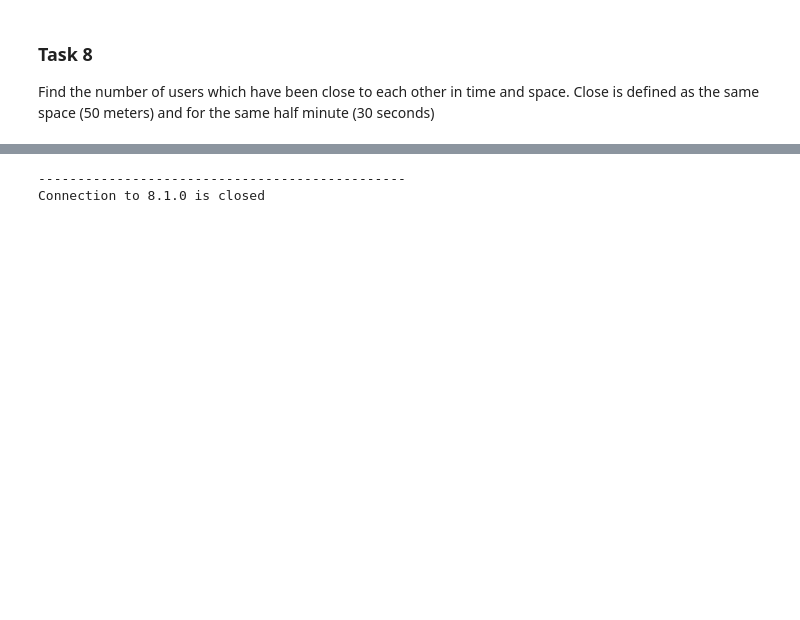
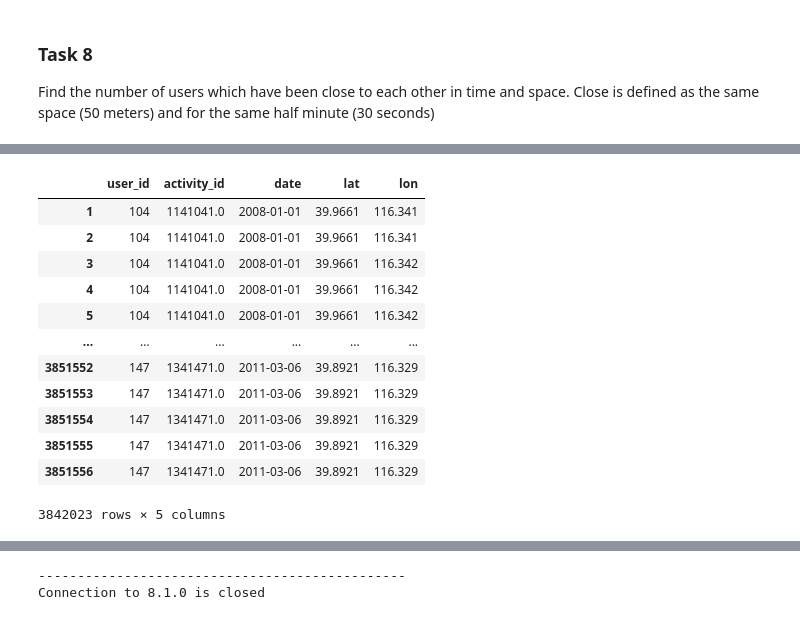
Before and after one commit to mathiasraa/tdt4225-mysql, a Jupyter notebook: notebooks/queries.ipynb, the cells around one changed output, grey strips where cells are left out. Drawn from its saved outputs; the diff is of its cells as text; code cells hidden in the pictures; blank space fills up the shorter version.

```diff
--- a/notebooks/queries.ipynb
+++ b/notebooks/queries.ipynb
@@ -576,0 +387,24 @@ display(test[test.user2 == "114"])
+# %%
+shifted_points = user_track_points_df.copy()
+shifted_points["date"] = pd.to_datetime(shifted_points["date_time"]).dt.date
+
+shifted_points = shifted_points.groupby(["user_id", "activity_id", "date"])[
+    ["user_id", "activity_id", "date", "lat", "lon"]
+].shift(1)
+missing_indices = shifted_points[shifted_points["user_id"].isna()].index
+shifted_points = shifted_points.dropna()
+shifted_points
+# %% [output]
+|  | user_id | activity_id | date | lat | lon |
+| 1 | 104 | 1141041.0 | 2008-01-01 | 39.9661 | 116.341 |
+| 2 | 104 | 1141041.0 | 2008-01-01 | 39.9661 | 116.341 |
+| 3 | 104 | 1141041.0 | 2008-01-01 | 39.9661 | 116.342 |
+| 4 | 104 | 1141041.0 | 2008-01-01 | 39.9661 | 116.342 |
+| 5 | 104 | 1141041.0 | 2008-01-01 | 39.9661 | 116.342 |
+| ... | ... | ... | ... | ... | ... |
+| 3851552 | 147 | 1341471.0 | 2011-03-06 | 39.8921 | 116.329 |
+| 3851553 | 147 | 1341471.0 | 2011-03-06 | 39.8921 | 116.329 |
+| 3851554 | 147 | 1341471.0 | 2011-03-06 | 39.8921 | 116.329 |
+| 3851555 | 147 | 1341471.0 | 2011-03-06 | 39.8921 | 116.329 |
+| 3851556 | 147 | 1341471.0 | 2011-03-06 | 39.8921 | 116.329 |
+3842023 rows × 5 columns
```
Also changed, not shown: parts of 52 cells of this notebook, 2 other files.
